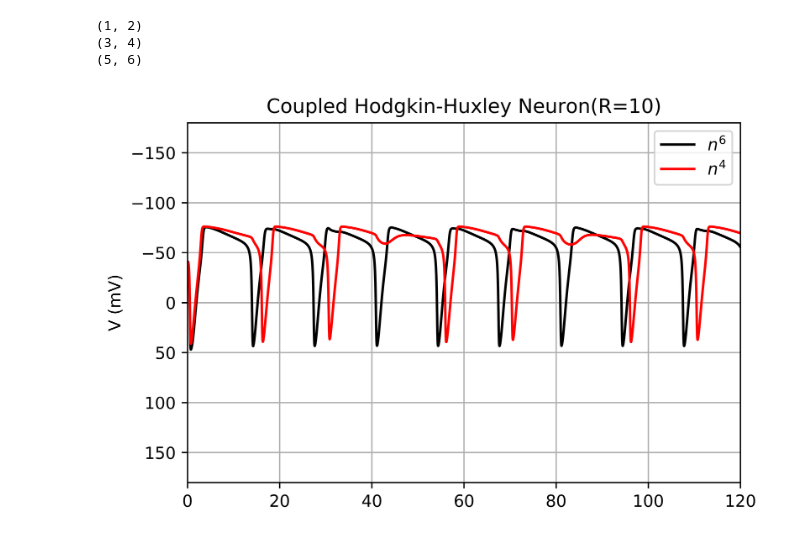
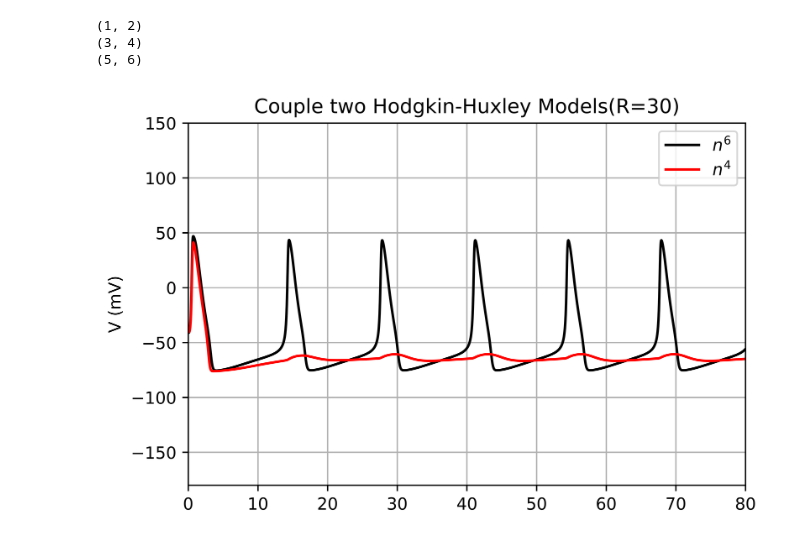
Before and after one commit to CFP106022272/Neuronal-Dynamics, a Jupyter notebook: ICC model.ipynb, the cells around one changed output. Saved outputs shown, nothing was run; the diff lists cells and outputs as text; code cells hidden in the pictures.

```diff
--- a/ICC model.ipynb
+++ b/ICC model.ipynb
@@ -53,7 +53,7 @@ class HodgkinHuxley():
         return dV1dt, dm1dt, dh1dt, dn1dt
 
     def Main(self):
-        X1 = odeint(self.dALL1dt, [-30, 0.05, 0.6, 0.32], self.t, args=(self,))
+        X1 = odeint(self.dALL1dt, [-64.9958, 0.05, 0.6, 0.32], self.t, args=(self,))
         X2 = odeint(self.dALL2dt, [-80, 0.05, 0.6, 0.32], self.t, args=(self,))
         V1 = X1[:,0]
         m1 = X1[:,1]
@@ -66,13 +66,14 @@ class HodgkinHuxley():
 
 
         plt.figure()
-        plt.title('Hodgkin-Huxley Neuron')
+        plt.title('ICC Model($n^{6}$)')
         plt.plot(self.t, V1, 'k', label='$n^{4}$')
         #plt.plot(self.t, V2, 'r', label='$n^{6}$')
+        plt.xlabel('t (ms)')
         plt.ylabel('V (mV)')
         plt.xlim(0,80)
         plt.ylim(-180,180)
-        plt.gca().invert_yaxis()
+        #plt.gca().invert_yaxis()
         plt.grid('on')
         #plt.legend()
         plt.rcParams['figure.dpi'] = 1000
@@ -103,7 +189,7 @@ print(v(7, 7))
 (3, 4)
 (5, 6)
 # %%
-##Coupled Hodgkin-Huxley Neuron##
+##Couple two Hodgkin-Huxley Models##
 import scipy as sp
 import pylab as plt
 from scipy.integrate import odeint
@@ -143,12 +229,12 @@ class HodgkinHuxley():
     @staticmethod
     def Couple(X, t, self):
         V1, m1, h1, n1, V2, m2, h2, n2 = X
-        R = 10
+        R = 30
         if V1 < V2:
             dV1dt=((V2-V1)/R - self.I_Na(V1, m1, h1) - self.I_K2(V1, n1) - self.I_L(V1)) / self.C_m
-            dV2dt=(-self.I_Na(V2, m2, h2) - self.I_K(V2, n2) - self.I_L(V2)) / self.C_m
+            dV2dt=(- (V2-V1)/R - self.I_Na(V2, m2, h2) - self.I_K(V2, n2) - self.I_L(V2)) / self.C_m
         elif V1 > V2:
-            dV1dt=(-self.I_Na(V1, m1, h1) - self.I_K2(V1, n1) - self.I_L(V1)) / self.C_m
+            dV1dt=(- (V1-V2)/R - self.I_Na(V1, m1, h1) - self.I_K2(V1, n1) - self.I_L(V1)) / self.C_m
             dV2dt=((V1-V2)/R - self.I_Na(V2, m2, h2) - self.I_K(V2, n2) - self.I_L(V2)) / self.C_m
         else:
             dV1dt=(-self.I_Na(V1, m1, h1) - self.I_K2(V1, n1) - self.I_L(V1)) / self.C_m
@@ -157,35 +243,35 @@ class HodgkinHuxley():
         dh1dt = self.alpha_h(V1) * (1.0-h1) - self.beta_h(V1) * h1
         dn1dt = self.alpha_n(V1) * (1.0-n1) - self.beta_n(V1) * n1
         dm2dt = self.alpha_m(V2) * (1.0-m2) - self.beta_m(V2) * m2
         dh2dt = self.alpha_h(V2) * (1.0-h2) - self.beta_h(V2) * h2
         dn2dt = self.alpha_n(V2) * (1.0-n2) - self.beta_n(V2) * n2
         return dV1dt, dm1dt, dh1dt, dn1dt,  dV2dt, dm2dt, dh2dt, dn2dt
 
     def Main(self):
         X = odeint(self.Couple, [-41, 0.05, 0.6, 0.32, -39, 0.05, 0.6, 0.32], self.t, args=(self,))
         V1 = X[:,0]
         m1 = X[:,1]
         h1 = X[:,2]
         n1 = X[:,3]
         V2 = X[:,4]
         m2 = X[:,5]
         h2 = X[:,6]
         n2 = X[:,7]
 
         plt.figure()
-        plt.title('Coupled Hodgkin-Huxley Neuron(R=10)')
+        plt.title('Couple two Hodgkin-Huxley Models(R=30)')
         plt.plot(self.t, V1, 'k', label='$n^{6}$')
         plt.plot(self.t, V2, 'r', label='$n^{4}$')
         plt.ylabel('V (mV)')
-        plt.xlim(0,120)
-        plt.ylim(-180,180)
-        plt.gca().invert_yaxis()
+        plt.xlim(0,80)
+        plt.ylim(-180,150)
+        #plt.gca().invert_yaxis()
         plt.legend()
         plt.grid('on')
         plt.rcParams['figure.dpi'] = 1000
         plt.show()
 if __name__ == '__main__':
     runner = HodgkinHuxley()
     runner.Main()
 # %% [output]
-[figure, old version]
+[figure, new version]
```
Also changed, not shown: parts of 2 cells of this notebook, 3 other files.
